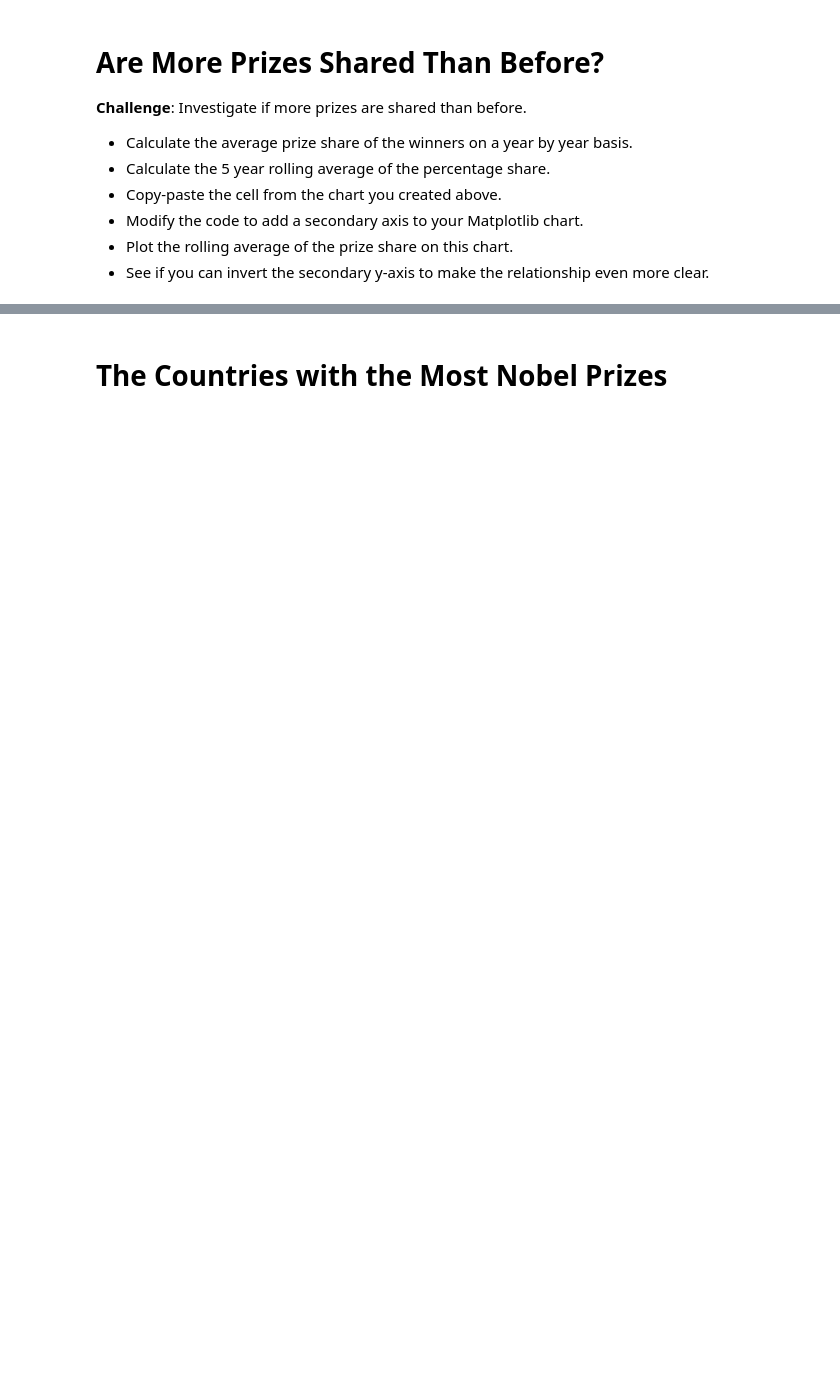
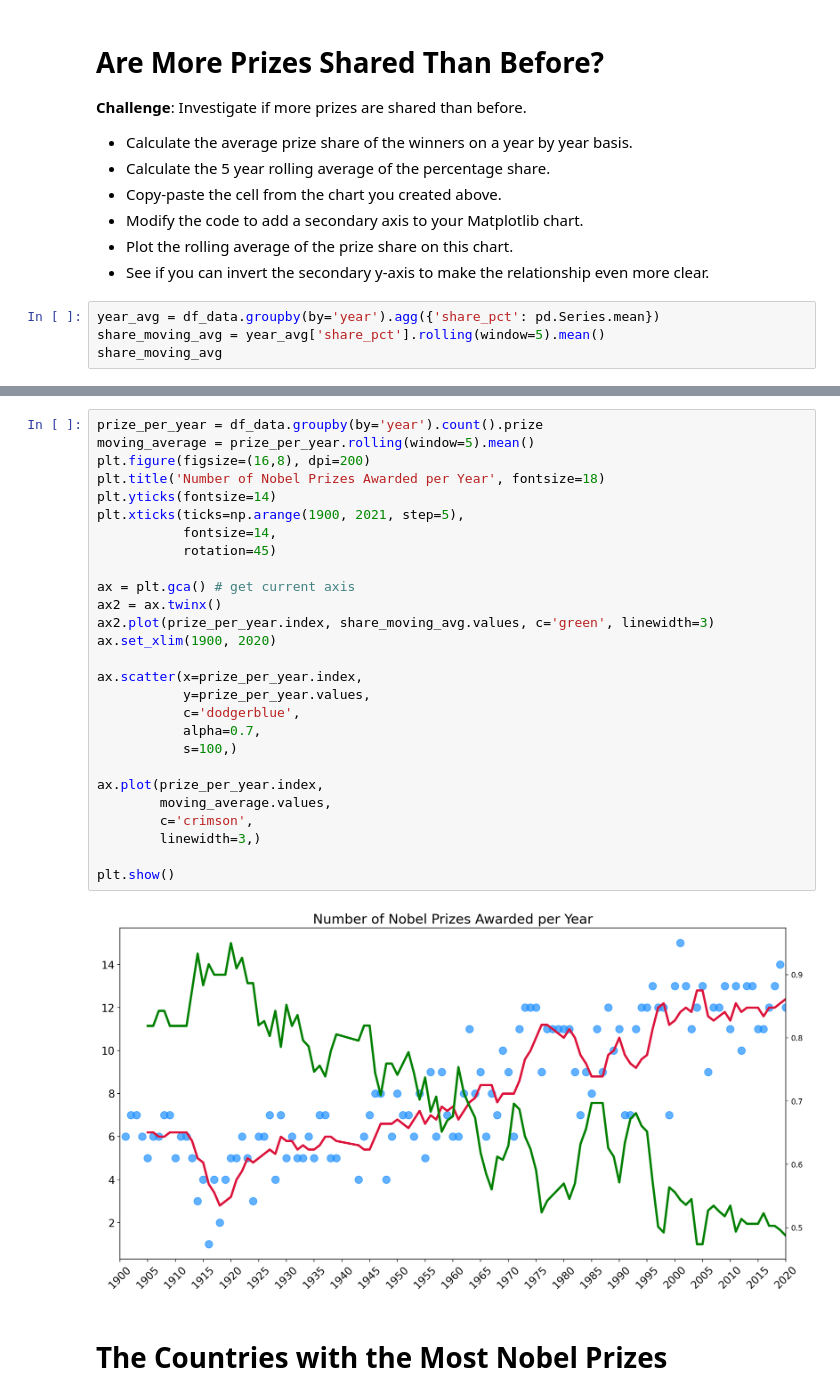
Before and after one commit to Jeff-Nibbs/nobel-data, a Jupyter notebook: Nobel_Prize_Analysis_(start).ipynb, the cells around one changed output, grey strips where cells are left out. Saved outputs shown, nothing was run; the diff lists cells and outputs as text; blank space fills up the shorter version.

```diff
--- a/Nobel_Prize_Analysis_(start).ipynb
+++ b/Nobel_Prize_Analysis_(start).ipynb
@@ -283,3 +370,7 @@ There are 6 winners who were awarded the prize more than once.
 * Modify the code to add a secondary axis to your Matplotlib chart.
 * Plot the rolling average of the prize share on this chart.
 * See if you can invert the secondary y-axis to make the relationship even more clear.
+# %%
+year_avg = df_data.groupby(by='year').agg({'share_pct': pd.Series.mean})
+share_moving_avg = year_avg['share_pct'].rolling(window=5).mean()
+share_moving_avg
@@ -286,3 +391,32 @@ There are 6 winners who were awarded the prize more than once.
+# %%
+prize_per_year = df_data.groupby(by='year').count().prize
+moving_average = prize_per_year.rolling(window=5).mean()
+plt.figure(figsize=(16,8), dpi=200)
+plt.title('Number of Nobel Prizes Awarded per Year', fontsize=18)
+plt.yticks(fontsize=14)
+plt.xticks(ticks=np.arange(1900, 2021, step=5),
+           fontsize=14,
+           rotation=45)
+
+ax = plt.gca() # get current axis
+ax2 = ax.twinx()
+ax2.plot(prize_per_year.index, share_moving_avg.values, c='green', linewidth=3)
+ax.set_xlim(1900, 2020)
+
+ax.scatter(x=prize_per_year.index,
+           y=prize_per_year.values,
+           c='dodgerblue',
+           alpha=0.7,
+           s=100,)
+
+ax.plot(prize_per_year.index,
+        moving_average.values,
+        c='crimson',
+        linewidth=3,)
+
+plt.show()
+# %% [output]
+[figure, added]
 # %% [markdown]
 # The Countries with the Most Nobel Prizes
 # %% [markdown]
```
Also changed, not shown: parts of 8 cells of this notebook.
